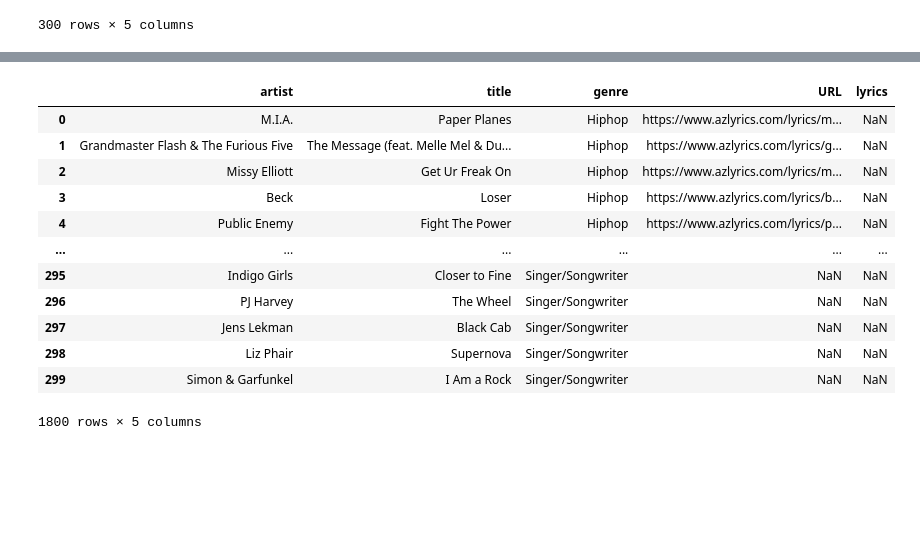
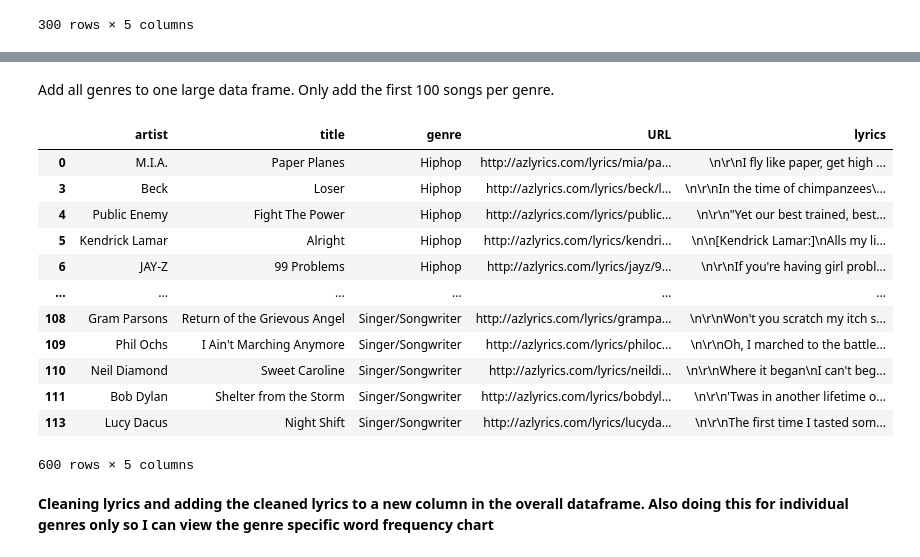
Before and after one commit to jacobclark293/ma3831, a Jupyter notebook: Jacob_Clark_Capstone.ipynb, the cells around one changed output, grey strips where cells are left out. Cells and saved outputs as stored; diff of their text form; code cells hidden in the pictures; blank space fills up the shorter version.

```diff
--- a/Jacob_Clark_Capstone.ipynb
+++ b/Jacob_Clark_Capstone.ipynb
@@ -508,5 +515,9 @@ pop_df
 #hiphop_df.to_csv("hiphopdf_withlyrics.csv")
 pop_df.to_csv("popdf_withlyrics.csv")
 # %%
-#hiphop_df_imported = pd.read_csv('hiphopdf_withlyrics.csv')
+hiphop_df_imported = pd.read_csv('hiphopdf_withlyrics.csv')
 pop_df_imported = pd.read_csv('popdf_withlyrics.csv')
+rock_df_imported = pd.read_csv('rockdf_withlyrics.csv')
+rnb_df_imported = pd.read_csv('rnbdf_withlyrics.csv')
+singersongwriter_df_imported = pd.read_csv('singersongwriterdf_withlyrics.csv')
+country_df_imported = pd.read_csv('countrydf_withlyrics.csv')
@@ -513,2 +526,7 @@ pop_df_imported = pd.read_csv('popdf_withlyrics.csv')
 # %%
-pop_df_imported
+pop_df_imported = pop_df_imported[pop_df_imported['lyrics'].notna()]
+hiphop_df_imported = hiphop_df_imported[hiphop_df_imported['lyrics'].notna()]
+rock_df_imported = rock_df_imported[rock_df_imported['lyrics'].notna()]
+rnb_df_imported = rnb_df_imported[rnb_df_imported['lyrics'].notna()]
+singersongwriter_df_imported = singersongwriter_df_imported[singersongwriter_df_imported['lyrics'].notna()]
+country_df_imported = country_df_imported[country_df_imported['lyrics'].notna()]
@@ -569,17 +533,20 @@ hiphop_df
+# %% [markdown]
+Add all genres to one large data frame. Only add the first 100 songs per genre.
 # %%
-testdf = pd.concat([hiphop_df, rock_df, country_df, pop_df, rnb_df, singersongwriter_df])
-testdf
+song_lyric_df = pd.concat([hiphop_df_imported[0:100], rock_df_imported[0:100], country_df_imported[0:100], pop_df_imported[0:100], rnb_df_imported[0:100], singersongwriter_df_imported[0:100]])
+song_lyric_df = song_lyric_df.drop('Unnamed: 0', axis = 'columns')
+song_lyric_df
 # %% [output]
 |  | artist | title | genre | URL | lyrics |
-| 0 | M.I.A. | Paper Planes | Hiphop | https://www.azlyrics.com/lyrics/m... | NaN |
-| 1 | Grandmaster Flash & The Furious Five | The Message (feat. Melle Mel & Du... | Hiphop | https://www.azlyrics.com/lyrics/g... | NaN |
-| 2 | Missy Elliott | Get Ur Freak On | Hiphop | https://www.azlyrics.com/lyrics/m... | NaN |
-| 3 | Beck | Loser | Hiphop | https://www.azlyrics.com/lyrics/b... | NaN |
-| 4 | Public Enemy | Fight The Power | Hiphop | https://www.azlyrics.com/lyrics/p... | NaN |
+| 0 | M.I.A. | Paper Planes | Hiphop | http://azlyrics.com/lyrics/mia/pa... | \n\r\nI fly like paper, get high ... |
+| 3 | Beck | Loser | Hiphop | http://azlyrics.com/lyrics/beck/l... | \n\r\nIn the time of chimpanzees\... |
+| 4 | Public Enemy | Fight The Power | Hiphop | http://azlyrics.com/lyrics/public... | \n\r\n"Yet our best trained, best... |
+| 5 | Kendrick Lamar | Alright | Hiphop | http://azlyrics.com/lyrics/kendri... | \n\n[Kendrick Lamar:]\nAlls my li... |
+| 6 | JAY-Z | 99 Problems | Hiphop | http://azlyrics.com/lyrics/jayz/9... | \n\r\nIf you're having girl probl... |
 | ... | ... | ... | ... | ... | ... |
-| 295 | Indigo Girls | Closer to Fine | Singer/Songwriter | NaN | NaN |
-| 296 | PJ Harvey | The Wheel | Singer/Songwriter | NaN | NaN |
-| 297 | Jens Lekman | Black Cab | Singer/Songwriter | NaN | NaN |
-| 298 | Liz Phair | Supernova | Singer/Songwriter | NaN | NaN |
-| 299 | Simon & Garfunkel | I Am a Rock | Singer/Songwriter | NaN | NaN |
+| 108 | Gram Parsons | Return of the Grievous Angel | Singer/Songwriter | http://azlyrics.com/lyrics/grampa... | \n\r\nWon't you scratch my itch s... |
+| 109 | Phil Ochs | I Ain't Marching Anymore | Singer/Songwriter | http://azlyrics.com/lyrics/philoc... | \n\r\nOh, I marched to the battle... |
+| 110 | Neil Diamond | Sweet Caroline | Singer/Songwriter | http://azlyrics.com/lyrics/neildi... | \n\r\nWhere it began\nI can't beg... |
+| 111 | Bob Dylan | Shelter from the Storm | Singer/Songwriter | http://azlyrics.com/lyrics/bobdyl... | \n\r\n'Twas in another lifetime o... |
+| 113 | Lucy Dacus | Night Shift | Singer/Songwriter | http://azlyrics.com/lyrics/lucyda... | \n\r\nThe first time I tasted som... |
-1800 rows × 5 columns
+600 rows × 5 columns
@@ -585,0 +564,2 @@ testdf
+# %% [markdown]
+**Cleaning lyrics and adding the cleaned lyrics to a new column in the overall dataframe. Also doing this for individual genres only so I can view the genre specific word frequency chart**
```
Also changed, not shown: parts of 28 cells of this notebook.
